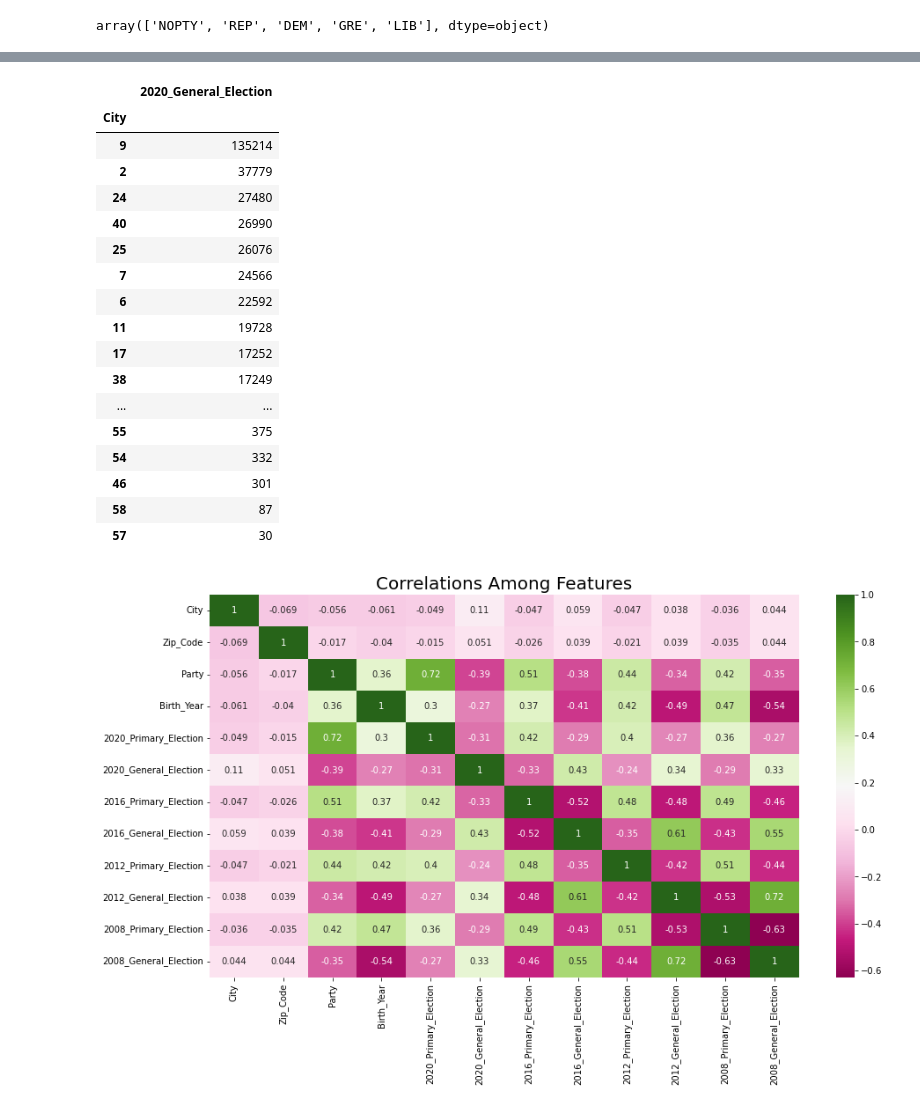
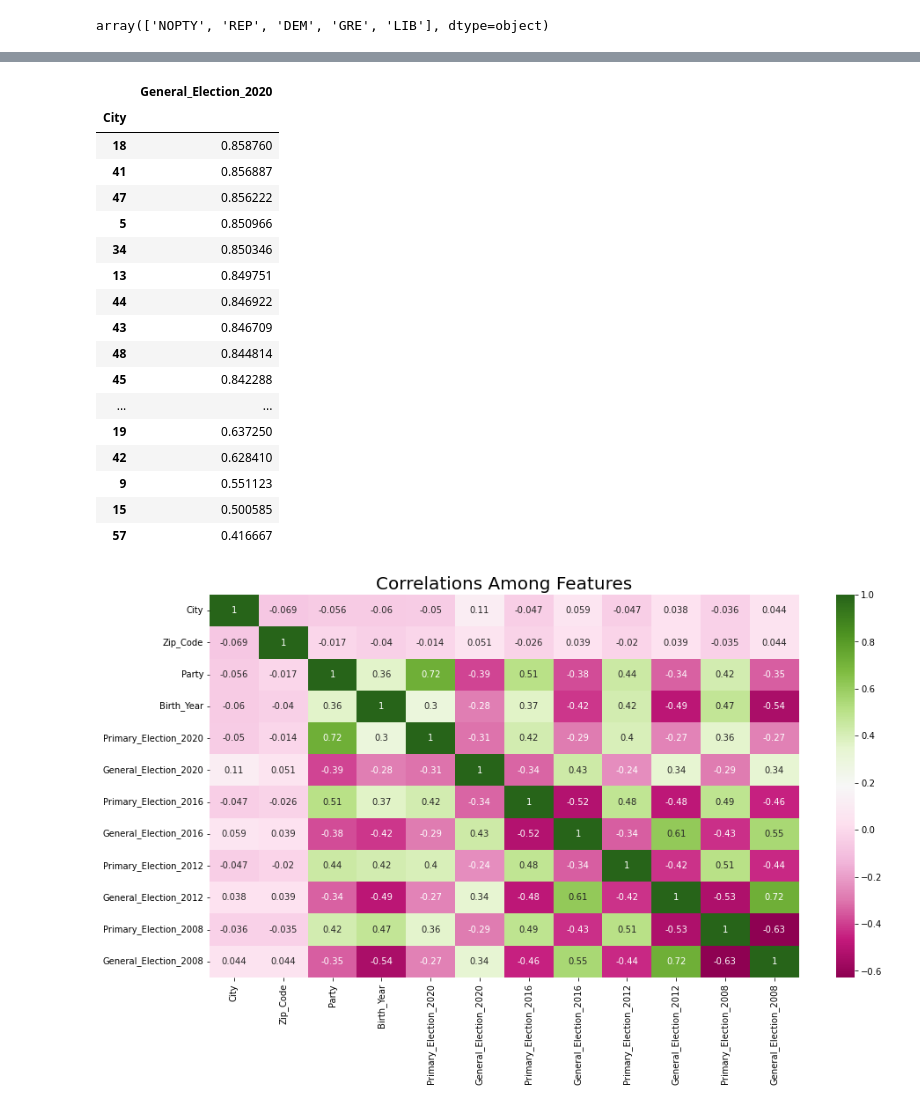
Before and after one commit to K8rly/GoVote, a Jupyter notebook: GoVoteML_Data.ipynb, the cells around one changed output, grey strips where cells are left out. Drawn from its saved outputs; the diff is of its cells as text; code cells hidden in the pictures.

```diff
--- a/GoVoteML_Data.ipynb
+++ b/GoVoteML_Data.ipynb
@@ -7,6 +10,6 @@ import seaborn as sb
 # %%
 # 1. Create a DataFrame for the Presidential Election data.
-file_path = Path("prim_gen_joined.csv")
-ml_df = pd.read_csv(file_path)
+file_to_open = ("election_groups.csv")
+ml_df = pd.read_csv(file_to_open,  encoding="ISO-8859-1")
 ml_df.head()
 # %% [output]
@@ -63,7 +56,3 @@ array(['D', 'R', '0', 'N', ' ', 'G', 'X'], dtype=object)
 # Hand categorical data
 # code primary election data into integers
 #D is Democrat, R is Republican, L is Libertarian, G is Green, 0, " ", X and N is non-party, issues only ballot
-
-party={"D": 0, "R": 1, "L": 2, "0": 3}
-ml_df['2020_Primary_Election'] = ml_df['2020_Primary_Election'].apply(lambda x:party[x])
-ml_df['2020_Primary_Election']
@@ -84,8 +59,9 @@ Name: 2020_Primary_Election, Length: 873951, dtype: int64
 # %%
 party={"D": 0, "R": 1, "L": 2, "0": 3, "N": 3, " ": 3, "G": 4, "X": 3}
-ml_df['2016_Primary_Election'] = ml_df['2016_Primary_Election'].apply(lambda x:party[x])
-ml_df['2012_Primary_Election'] = ml_df['2012_Primary_Election'].apply(lambda x:party[x])
-ml_df['2008_Primary_Election'] = ml_df['2008_Primary_Election'].apply(lambda x:party[x])
+ml_df['Primary_Election_2016'] = ml_df['Primary_Election_2016'].apply(lambda x:party[x])
+ml_df['Primary_Election_2012'] = ml_df['Primary_Election_2012'].apply(lambda x:party[x])
+ml_df['Primary_Election_2008'] = ml_df['Primary_Election_2008'].apply(lambda x:party[x])
+ml_df['Primary_Election_2020'] = ml_df['Primary_Election_2020'].apply(lambda x:party[x])
 # %%
 ml_df.head()
 # %% [output]
@@ -180,10 +129,0 @@ ml_df.head()
-# %%
-# Establish the generation bins and group names.
-
-generation_bins = [0, 1945, 1964, 1980, 1996, 2014]
-group_names = ["Silent","Boomers", "Generation X", "Millenials", "Generation Z"]
-
-# Categorize spending based on the bins.
-ml_df["Generational_Groups"] = pd.cut(ml_df["Birth_Year"], generation_bins, labels=group_names)
-
-ml_df.head()
@@ -295,24 +207,24 @@ Name: 2020_General_Election, dtype: float64
 # %%
-ml_df[["City", "2020_General_Election"]].groupby(["City"], as_index=True).sum().sort_values(by="2020_General_Election", ascending=False)
+ml_df[["City", "General_Election_2020"]].groupby(["City"], as_index=True).mean().sort_values(by="General_Election_2020", ascending=False)
 # %% [output]
-|  | 2020_General_Election |
+|  | General_Election_2020 |
 | City |  |
-| 9 | 135214 |
-| 2 | 37779 |
-| 24 | 27480 |
-| 40 | 26990 |
-| 25 | 26076 |
-| 7 | 24566 |
-| 6 | 22592 |
-| 11 | 19728 |
-| 17 | 17252 |
-| 38 | 17249 |
+| 18 | 0.858760 |
+| 41 | 0.856887 |
+| 47 | 0.856222 |
+| 5 | 0.850966 |
+| 34 | 0.850346 |
+| 13 | 0.849751 |
+| 44 | 0.846922 |
+| 43 | 0.846709 |
+| 48 | 0.844814 |
+| 45 | 0.842288 |
 | ... | ... |
-| 55 | 375 |
-| 54 | 332 |
-| 46 | 301 |
-| 58 | 87 |
-| 57 | 30 |
+| 19 | 0.637250 |
+| 42 | 0.628410 |
+| 9 | 0.551123 |
+| 15 | 0.500585 |
+| 57 | 0.416667 |
 # %%
 import matplotlib.pyplot as plt
 %matplotlib inline
```
Also changed, not shown: parts of 37 cells of this notebook, 2 other files.
